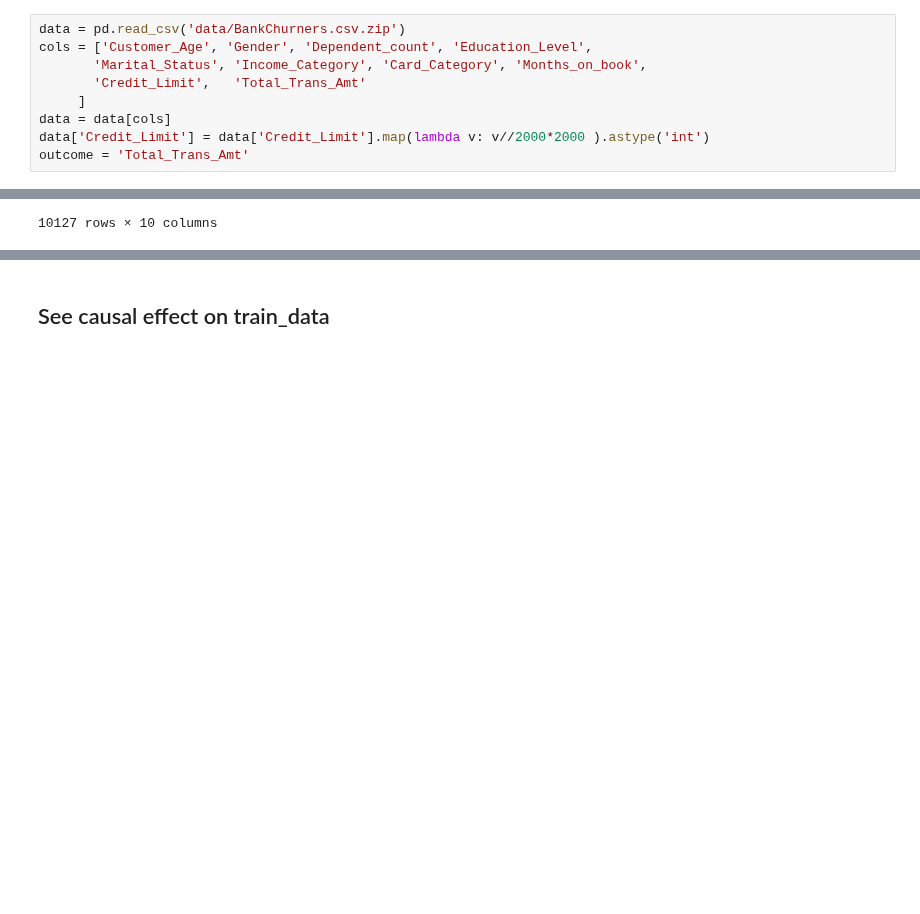
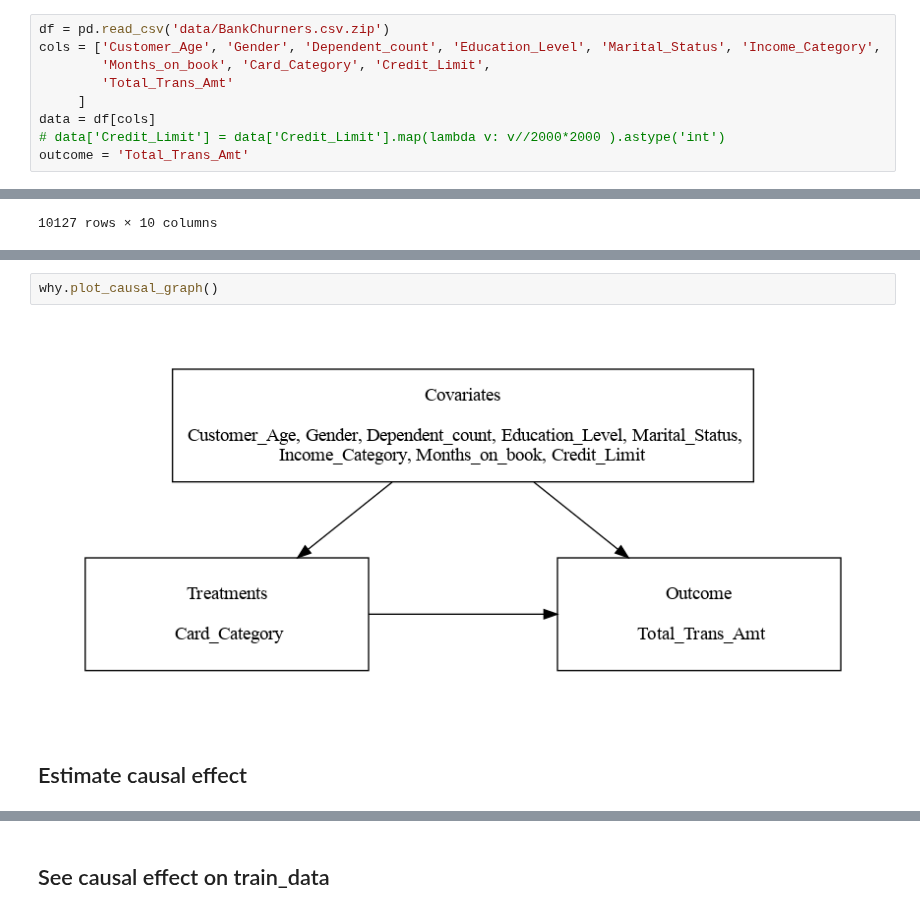
Before and after one commit to DataCanvasIO/YLearn, a Jupyter notebook: example_usages/case_study_bank.ipynb, the cells around one changed output, grey strips where cells are left out. Saved outputs shown, nothing was run; the diff lists cells and outputs as text; blank space fills up the shorter version.

```diff
--- a/example_usages/case_study_bank.ipynb
+++ b/example_usages/case_study_bank.ipynb
@@ -29,13 +38,13 @@ from matplotlib import pyplot  as plt
 from sklearn.model_selection import train_test_split
 from ylearn import Why
 # %%
-data = pd.read_csv('data/BankChurners.csv.zip')
-cols = ['Customer_Age', 'Gender', 'Dependent_count', 'Education_Level',
-       'Marital_Status', 'Income_Category', 'Card_Category', 'Months_on_book',
-       'Credit_Limit',   'Total_Trans_Amt'
+df = pd.read_csv('data/BankChurners.csv.zip')
+cols = ['Customer_Age', 'Gender', 'Dependent_count', 'Education_Level', 'Marital_Status', 'Income_Category',
+        'Months_on_book', 'Card_Category', 'Credit_Limit',
+        'Total_Trans_Amt'
      ]
-data = data[cols]
-data['Credit_Limit'] = data['Credit_Limit'].map(lambda v: v//2000*2000 ).astype('int')
+data = df[cols]
+# data['Credit_Limit'] = data['Credit_Limit'].map(lambda v: v//2000*2000 ).astype('int')
 outcome = 'Total_Trans_Amt'
 # %%
 data
@@ -63,0 +104,6 @@ test_data:  (2026, 10)
+# %%
+why.plot_causal_graph()
+# %% [output]
+[figure, added]
+# %% [markdown]
+## Estimate causal effect
```
Also changed, not shown: parts of 68 cells of this notebook.
